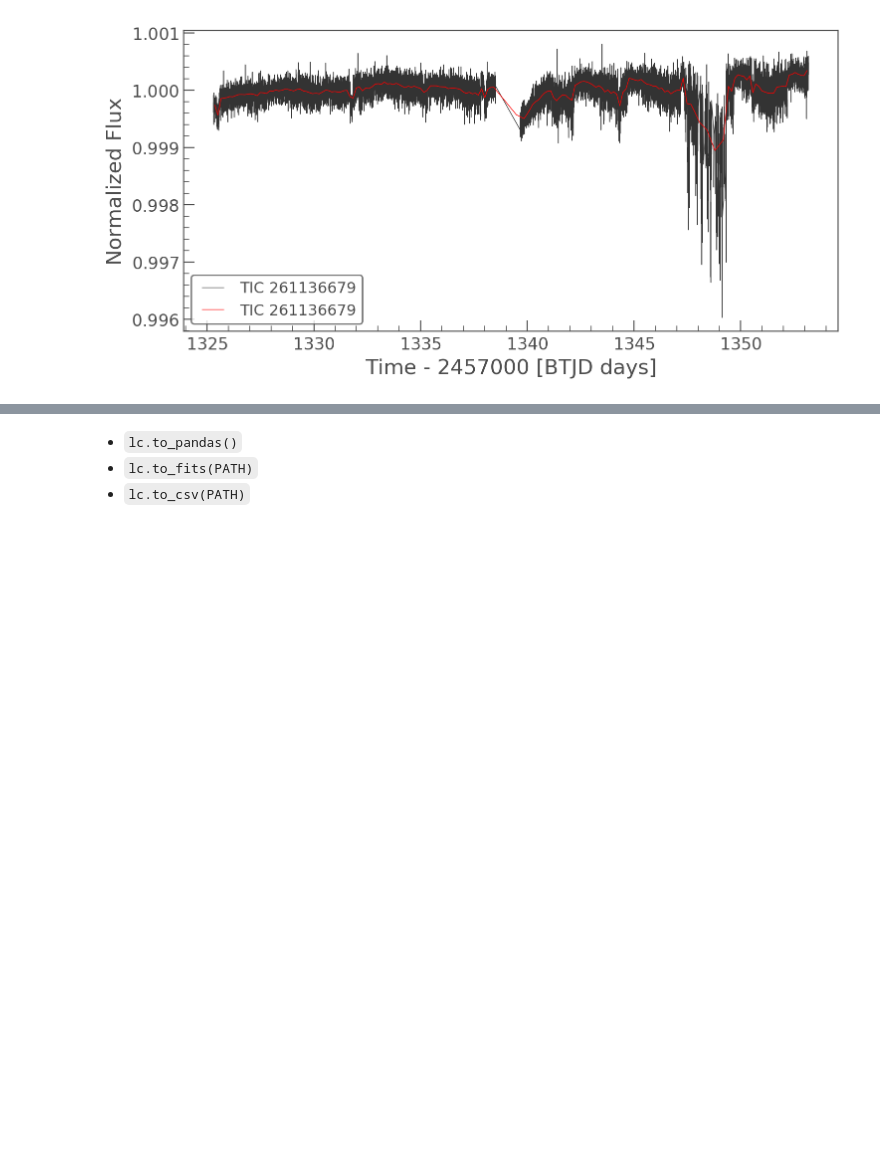
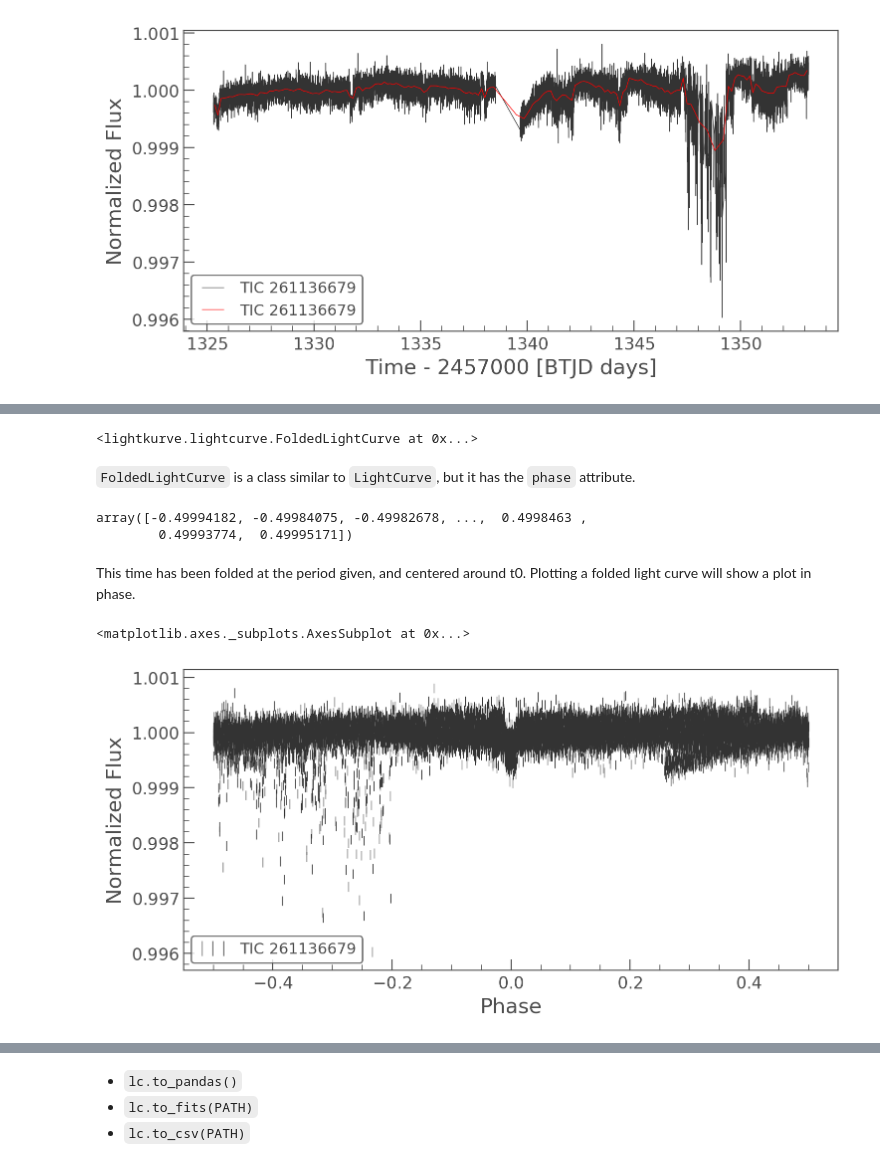
Before and after one commit to spacetelescope/tessworkshop_tutorials, a Jupyter notebook: lightkurve/workshop/Workshop.ipynb, the cells around one changed output, grey strips where cells are left out. Drawn from its saved outputs; the diff is of its cells as text; code cells hidden in the pictures; blank space fills up the shorter version.

```diff
--- a/lightkurve/workshop/Workshop.ipynb
+++ b/lightkurve/workshop/Workshop.ipynb
@@ -171,0 +203,22 @@ lc.bin(binsize=100).plot(ax=ax, c='red');
+# %%
+period = 6.27
+t0 = 1325.504
+# %%
+folded_lc = lc.fold(period, t0)
+folded_lc
+# %% [output]
+<lightkurve.lightcurve.FoldedLightCurve at 0x...>
+# %% [markdown]
+`FoldedLightCurve` is a class similar to `LightCurve`, but it has the `phase` attribute.
+# %%
+folded_lc.phase
+# %% [output]
+array([-0.49994182, -0.49984075, -0.49982678, ...,  0.4998463 ,
+        0.49993774,  0.49995171])
+# %% [markdown]
+This time has been folded at the period given, and centered around t0. Plotting a folded light curve will show a plot in phase.
+# %%
+folded_lc.errorbar()
+# %% [output]
+<matplotlib.axes._subplots.AxesSubplot at 0x...>
+[figure, added]
```
Also changed, not shown: parts of 85 cells of this notebook, 2 other files.
